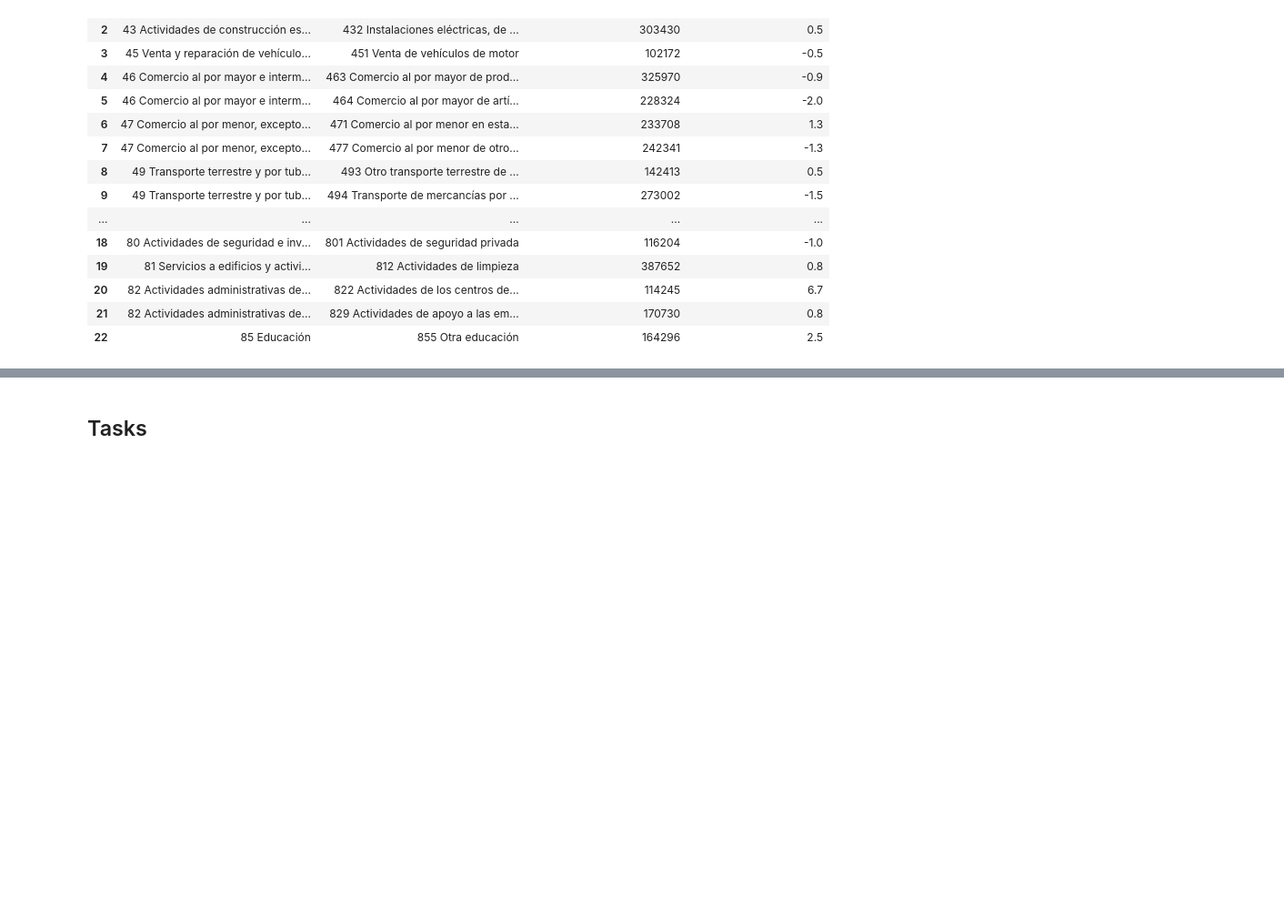
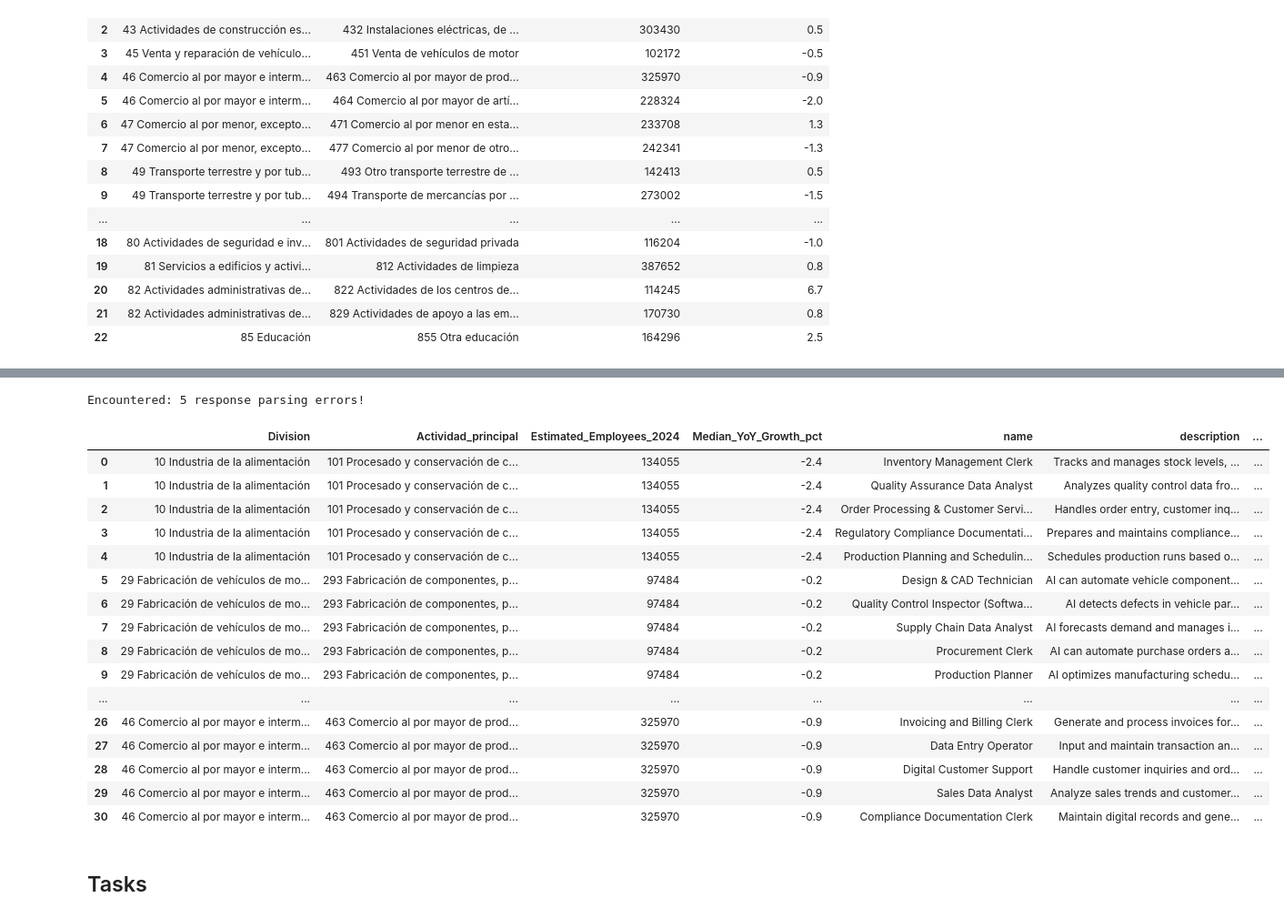
Before and after one commit to graphext/cuery, a Jupyter notebook: notebooks/examples.ipynb, the cells around one changed output, grey strips where cells are left out. Shown at 91% size. Drawn from its saved outputs; the diff is of its cells as text; code cells hidden in the pictures; blank space fills up the shorter version.

Commit message:
Clean up. Add perplexity example in notebook.

```diff
--- a/notebooks/examples.ipynb
+++ b/notebooks/examples.ipynb
@@ -84,3 +84,36 @@ jobs_df
+# %%
+# jobs with Perplexity (using its OpenAI-compatible API)
+import os
+
+utils.set_api_keys()
+
+perplex = openai.AsyncOpenAI(
+    api_key=os.getenv("PERPLEXITY_API_KEY"), base_url="https://api.perplexity.ai"
+)
+perplex = instructor.from_perplexity(perplex)
+jobs_perp = await DirceJobs(context_df, client=perplex, model="sonar", n_concurrent=2)
+# %% [output]
+Encountered: 5 response parsing errors!
+# %%
+DirceJobs.explode_responses(jobs_perp, context_df)
+# %% [output]
+|  | Division | Actividad_principal | Estimated_Employees_2024 | Median_YoY_Growth_pct | name | description | ... |
+| 0 | 10 Industria de la alimentación | 101 Procesado y conservación de c... | 134055 | -2.4 | Inventory Management Clerk | Tracks and manages stock levels, ... | ... |
+| 1 | 10 Industria de la alimentación | 101 Procesado y conservación de c... | 134055 | -2.4 | Quality Assurance Data Analyst | Analyzes quality control data fro... | ... |
+| 2 | 10 Industria de la alimentación | 101 Procesado y conservación de c... | 134055 | -2.4 | Order Processing & Customer Servi... | Handles order entry, customer inq... | ... |
+| 3 | 10 Industria de la alimentación | 101 Procesado y conservación de c... | 134055 | -2.4 | Regulatory Compliance Documentati... | Prepares and maintains compliance... | ... |
+| 4 | 10 Industria de la alimentación | 101 Procesado y conservación de c... | 134055 | -2.4 | Production Planning and Schedulin... | Schedules production runs based o... | ... |
+| 5 | 29 Fabricación de vehículos de mo... | 293 Fabricación de componentes, p... | 97484 | -0.2 | Design & CAD Technician | AI can automate vehicle component... | ... |
+| 6 | 29 Fabricación de vehículos de mo... | 293 Fabricación de componentes, p... | 97484 | -0.2 | Quality Control Inspector (Softwa... | AI detects defects in vehicle par... | ... |
+| 7 | 29 Fabricación de vehículos de mo... | 293 Fabricación de componentes, p... | 97484 | -0.2 | Supply Chain Data Analyst | AI forecasts demand and manages i... | ... |
+| 8 | 29 Fabricación de vehículos de mo... | 293 Fabricación de componentes, p... | 97484 | -0.2 | Procurement Clerk | AI can automate purchase orders a... | ... |
+| 9 | 29 Fabricación de vehículos de mo... | 293 Fabricación de componentes, p... | 97484 | -0.2 | Production Planner | AI optimizes manufacturing schedu... | ... |
+| ... | ... | ... | ... | ... | ... | ... | ... |
+| 26 | 46 Comercio al por mayor e interm... | 463 Comercio al por mayor de prod... | 325970 | -0.9 | Invoicing and Billing Clerk | Generate and process invoices for... | ... |
+| 27 | 46 Comercio al por mayor e interm... | 463 Comercio al por mayor de prod... | 325970 | -0.9 | Data Entry Operator | Input and maintain transaction an... | ... |
+| 28 | 46 Comercio al por mayor e interm... | 463 Comercio al por mayor de prod... | 325970 | -0.9 | Digital Customer Support | Handle customer inquiries and ord... | ... |
+| 29 | 46 Comercio al por mayor e interm... | 463 Comercio al por mayor de prod... | 325970 | -0.9 | Sales Data Analyst | Analyze sales trends and customer... | ... |
+| 30 | 46 Comercio al por mayor e interm... | 463 Comercio al por mayor de prod... | 325970 | -0.9 | Compliance Documentation Clerk | Maintain digital records and gene... | ... |
 # %% [markdown]
 ## Tasks
 # %%
```
Also changed, not shown: parts of 5 cells of this notebook, 2 other files.
